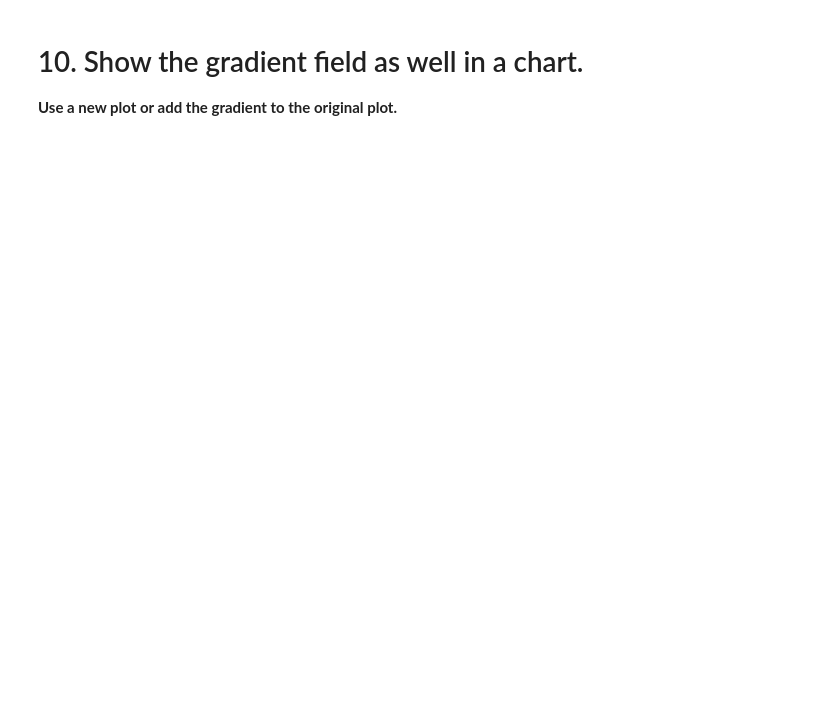
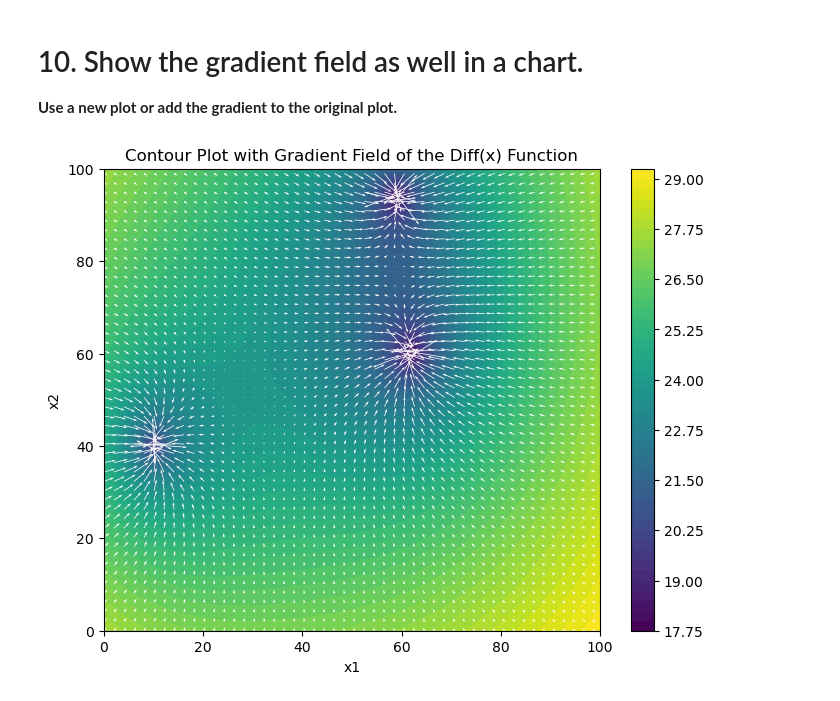
Before and after one commit to Keesmate/Neural-Network, a Jupyter notebook: Gradient Descent/Estimate gradient.ipynb, the cells around one changed output. Drawn from its saved outputs; the diff is of its cells as text; code cells hidden in the pictures; blank space fills up the shorter version.

```diff
--- a/Gradient Descent/Estimate gradient.ipynb
+++ b/Gradient Descent/Estimate gradient.ipynb
@@ -192,3 +260,46 @@ Step 600: x = (58.99190801180367, 93.92738328299401), Diff(x) = 17.9283430993791
 # %% [markdown]
 # 10. Show the gradient field as well in a chart.
 **Use a new plot or add the gradient to the original plot.**
+# %%
+# create a gradient function to compute the gradient at every point in the grid
+def compute_gradients(x1_vals, x2_vals, delta=0.001):
+    ''' this function takes in a grid of x1 and x2 values and calculates the gradient of each
+    element at each point in the grid '''
+
+    # create empty gradient grids
+    grad_x1 = np.zeros_like(x1_vals)
+    grad_x2 = np.zeros_like(x2_vals)
+
+    # loop through each point in each grid
+    for i in range(x1_vals.shape[0]):
+        for j in range(x1_vals.shape[1]):
+
+            # obtain the gradient of each element at this point
+            gradients = gradient_diff((x1_vals[i, j], x2_vals[i, j]), delta)
+            grad_x1[i, j] = gradients[0]
+            grad_x2[i, j] = gradients[1]
+
+    return grad_x1, grad_x2
+
+# compute gradient field
+grad_x1, grad_x2 = compute_gradients(x1_vals, x2_vals)
+
+# create 2D contour plot
+plt.figure(figsize=(8, 6))
+contour = plt.contourf(x1_vals, x2_vals, diff_vals, levels=50, cmap='viridis')
+plt.colorbar(contour)
+
+# add gradient field using quiver
+step = 2
+plt.quiver(x1_vals[::step, ::step], x2_vals[::step, ::step], -grad_x1[::step, ::step], -grad_x2[::step, ::step],
+           color='white', scale=10, width=0.0015)
+
+
+# set plot labels
+plt.title("Contour Plot with Gradient Field of the Diff(x) Function")
+plt.xlabel("x1")
+plt.ylabel("x2")
+
+plt.show()
+# %% [output]
+[figure, added]
```
Also changed, not shown: parts of 4 cells of this notebook.
